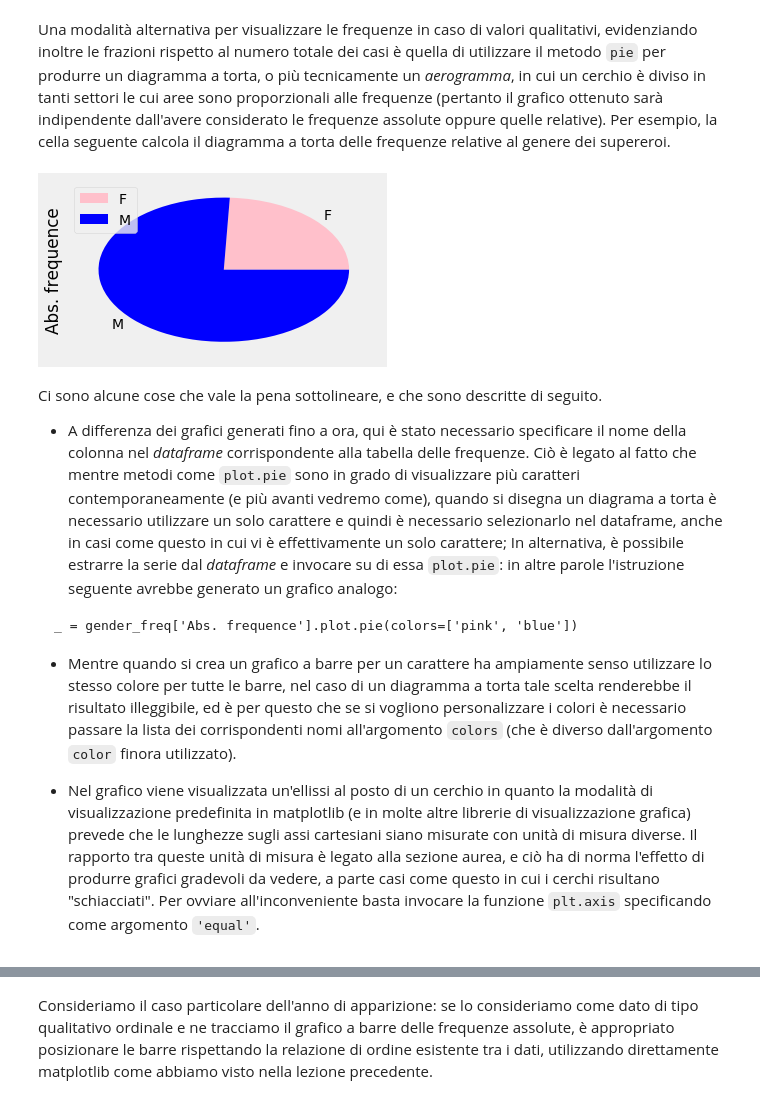
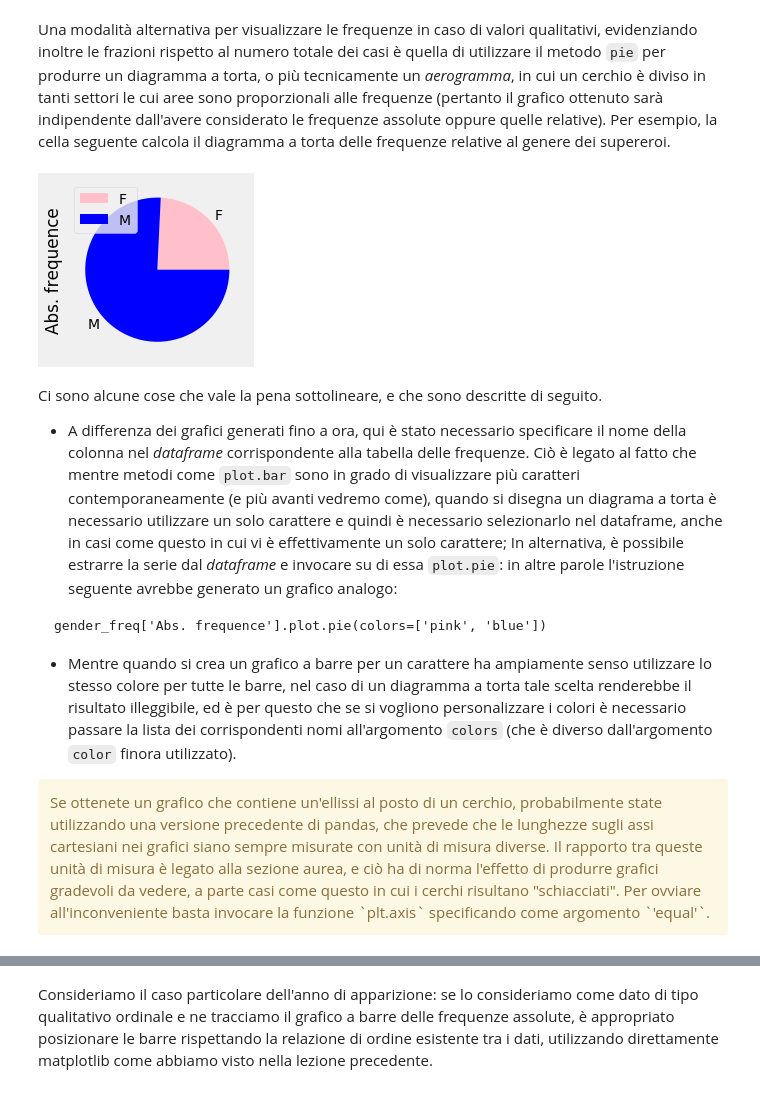
Before and after one commit to dariomalchiodi/superhero-datascience, a Jupyter notebook: content/L03-Dati_e_frequenze.ipynb, the cells around one changed output, grey strips where cells are left out. Cells and saved outputs as stored; diff of their text form; code cells hidden in the pictures.

Commit message:
Updated lecture on pandas

````diff
--- a/content/L03-Dati_e_frequenze.ipynb
+++ b/content/L03-Dati_e_frequenze.ipynb
@@ -320,19 +331,21 @@ plt.show()
 # %% [markdown]
 Una modalità alternativa per visualizzare le frequenze in caso di valori qualitativi, evidenziando inoltre le frazioni rispetto al numero totale dei casi è quella di utilizzare il metodo `pie` per produrre un diagramma a torta, o più tecnicamente un _aerogramma_, in cui un cerchio è diviso in tanti settori le cui aree sono proporzionali alle frequenze (pertanto il grafico ottenuto sarà indipendente dall'avere considerato le frequenze assolute oppure quelle relative). Per esempio, la cella seguente calcola il diagramma a torta delle frequenze relative al genere dei supereroi.
 # %%
-gender_freq.plot.pie('Abs. frequence', colors=['pink', 'blue'])
+gender_freq.plot.pie(y='Abs. frequence', colors=['pink', 'blue'])
 plt.show()
 # %% [output]
-[figure, old version]
+[figure, new version]
 # %% [markdown]
 Ci sono alcune cose che vale la pena sottolineare, e che sono descritte di seguito.
 
-- A differenza dei grafici generati fino a ora, qui è stato necessario specificare il nome della colonna nel _dataframe_ corrispondente alla tabella delle frequenze. Ciò è legato al fatto che mentre metodi come `plot.pie` sono in grado di visualizzare più caratteri contemporaneamente (e più avanti vedremo come), quando si disegna un diagrama a torta è necessario utilizzare un solo carattere e quindi è necessario selezionarlo nel dataframe, anche in casi come questo in cui vi è effettivamente un solo carattere; In alternativa, è possibile estrarre la serie dal _dataframe_ e invocare su di essa `plot.pie`: in altre parole l'istruzione seguente avrebbe generato un grafico analogo:
+- A differenza dei grafici generati fino a ora, qui è stato necessario specificare il nome della colonna nel _dataframe_ corrispondente alla tabella delle frequenze. Ciò è legato al fatto che mentre metodi come `plot.bar` sono in grado di visualizzare più caratteri contemporaneamente (e più avanti vedremo come), quando si disegna un diagrama a torta è necessario utilizzare un solo carattere e quindi è necessario selezionarlo nel dataframe, anche in casi come questo in cui vi è effettivamente un solo carattere; In alternativa, è possibile estrarre la serie dal _dataframe_ e invocare su di essa `plot.pie`: in altre parole l'istruzione seguente avrebbe generato un grafico analogo:
 
 ```
-_ = gender_freq['Abs. frequence'].plot.pie(colors=['pink', 'blue'])
+gender_freq['Abs. frequence'].plot.pie(colors=['pink', 'blue'])
 ```
 
 - Mentre quando si crea un grafico a barre per un carattere ha ampiamente senso utilizzare lo stesso colore per tutte le barre, nel caso di un diagramma a torta tale scelta renderebbe il risultato illeggibile, ed è per questo che se si vogliono personalizzare i colori è necessario passare la lista dei corrispondenti nomi all'argomento `colors` (che è diverso dall'argomento `color` finora utilizzato).
 
-- Nel grafico viene visualizzata un'ellissi al posto di un cerchio in quanto la modalità di visualizzazione predefinita in matplotlib (e in molte altre librerie di visualizzazione grafica) prevede che le lunghezze sugli assi cartesiani siano misurate con unità di misura diverse. Il rapporto tra queste unità di misura è legato alla sezione aurea, e ciò ha di norma l'effetto di produrre grafici gradevoli da vedere, a parte casi come questo in cui i cerchi risultano "schiacciati". Per ovviare all'inconveniente basta invocare la funzione `plt.axis` specificando come argomento `'equal'`.
+<div class="alert alert-warning" role="warning">
+Se ottenete un grafico che contiene un'ellissi al posto di un cerchio, probabilmente state utilizzando una versione precedente di pandas, che prevede che le lunghezze sugli assi cartesiani nei grafici siano sempre misurate con unità di misura diverse. Il rapporto tra queste unità di misura è legato alla sezione aurea, e ciò ha di norma l'effetto di produrre grafici gradevoli da vedere, a parte casi come questo in cui i cerchi risultano "schiacciati". Per ovviare all'inconveniente basta invocare la funzione `plt.axis` specificando come argomento `'equal'`.
+</div>
````
Also changed, not shown: parts of 13 cells of this notebook.
